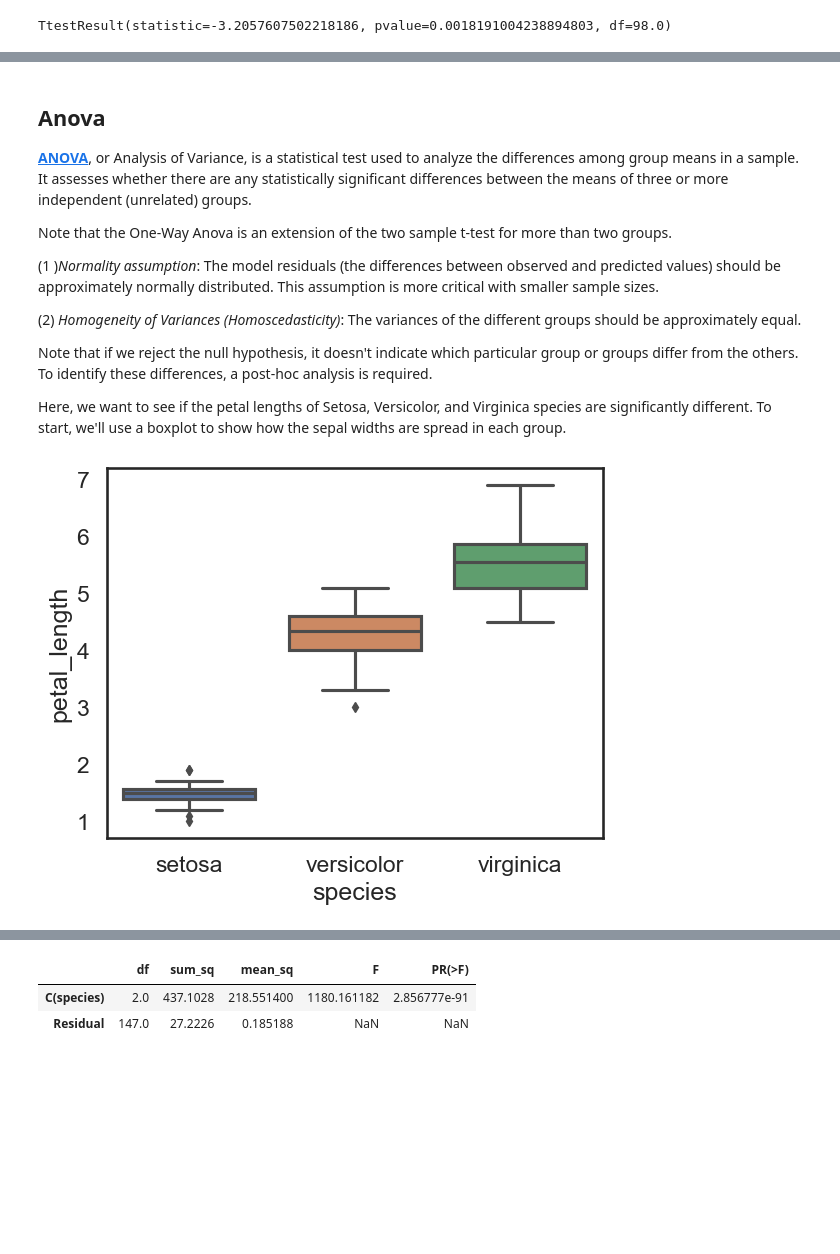
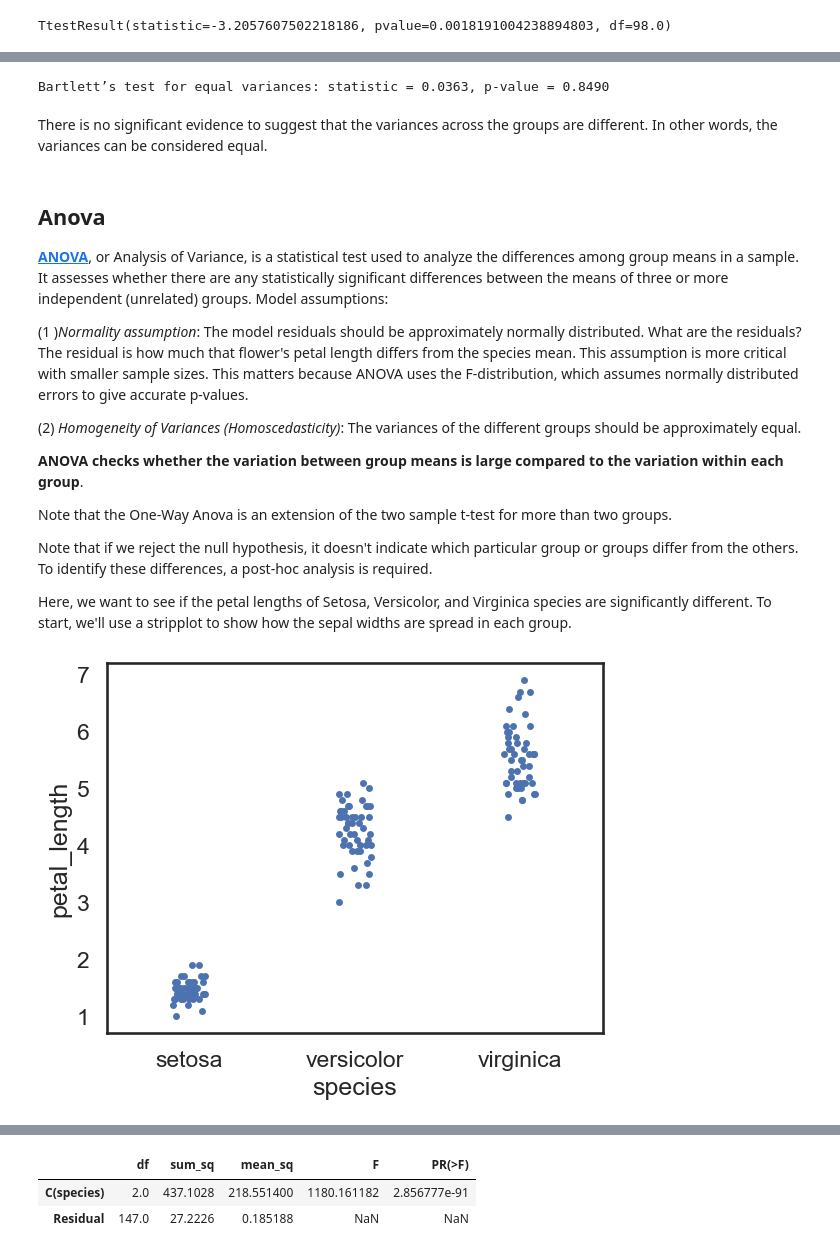
Before and after one commit to yoavram/PyDataSciBio, a Jupyter notebook: sessions/statistics_3.ipynb, the cells around one changed output, grey strips where cells are left out. Cells and saved outputs as stored; diff of their text form; code cells hidden in the pictures; blank space fills up the shorter version.

```diff
--- a/sessions/statistics_3.ipynb
+++ b/sessions/statistics_3.ipynb
@@ -279,20 +327,34 @@ TtestResult(statistic=-3.2057607502218186, pvalue=0.0018191004238894803, df=98.0
+# %%
+# Bartlett's Test (sensitive to normality violations)
+bartlett_stat, bartlett_p = scipy.stats.bartlett(versicolor_sepal_width, virginica_sepal_width)
+print(f"Bartlett’s test for equal variances: statistic = {bartlett_stat:.4f}, p-value = {bartlett_p:.4f}")
+# %% [output]
+Bartlett’s test for equal variances: statistic = 0.0363, p-value = 0.8490
+# %% [markdown]
+There is no significant evidence to suggest that the variances across the groups are different. In other words, the variances can be considered equal.
 # %% [markdown]
 
 ## Anova
 
 
 [**ANOVA**](https://en.wikipedia.org/wiki/Analysis_of_variance), or Analysis of Variance, is a statistical test used to analyze the differences among group means in a sample. It assesses whether there are any statistically significant differences between the means of three or more independent (unrelated) groups.
+Model assumptions:
+
+(1 )*Normality assumption*: The model residuals should be approximately normally distributed.
+What are the residuals? The residual is how much that flower's petal length differs from the species mean.
+This assumption is more critical with smaller sample sizes. This matters because ANOVA uses the F-distribution, which assumes normally distributed errors to give accurate p-values.
+
+(2) *Homogeneity of Variances (Homoscedasticity)*: The variances of the different groups should be approximately equal.
+
+**ANOVA checks whether the variation between group means is large compared to the variation within each group**.
 
 Note that the One-Way Anova is an extension of the two sample t-test for more than two groups.
 
-(1 )*Normality assumption*: The model residuals (the differences between observed and predicted values) should be approximately normally distributed. This assumption is more critical with smaller sample sizes.
-
-(2) *Homogeneity of Variances (Homoscedasticity)*: The variances of the different groups should be approximately equal.
 
 Note that if we reject the null hypothesis, it doesn't indicate which particular group or groups differ from the others. To identify these differences, a post-hoc analysis is required.
 
-Here, we want to see if the petal lengths of Setosa, Versicolor, and Virginica species are significantly different. To start, we'll use a boxplot to show how the sepal widths are spread in each group.
+Here, we want to see if the petal lengths of Setosa, Versicolor, and Virginica species are significantly different. To start, we'll use a stripplot to show how the sepal widths are spread in each group.
 # %%
-sns.boxplot(data=iris_data, x="species", y="petal_length");
+sns.stripplot(data=iris_data, x='species', y='petal_length', jitter=True);
 # %% [output]
-[figure, old version]
+[figure, new version]
```
Also changed, not shown: parts of 33 cells of this notebook, 4 other files.
